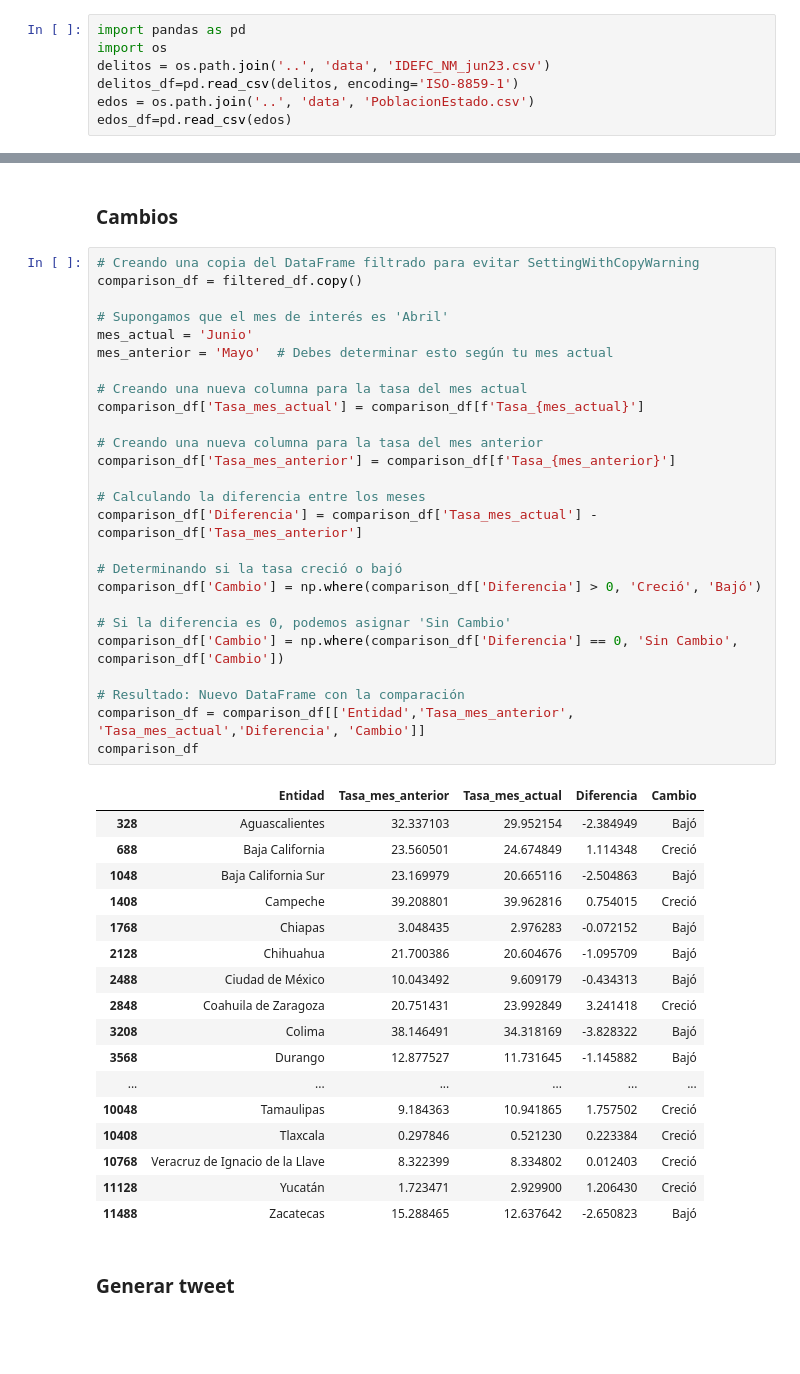
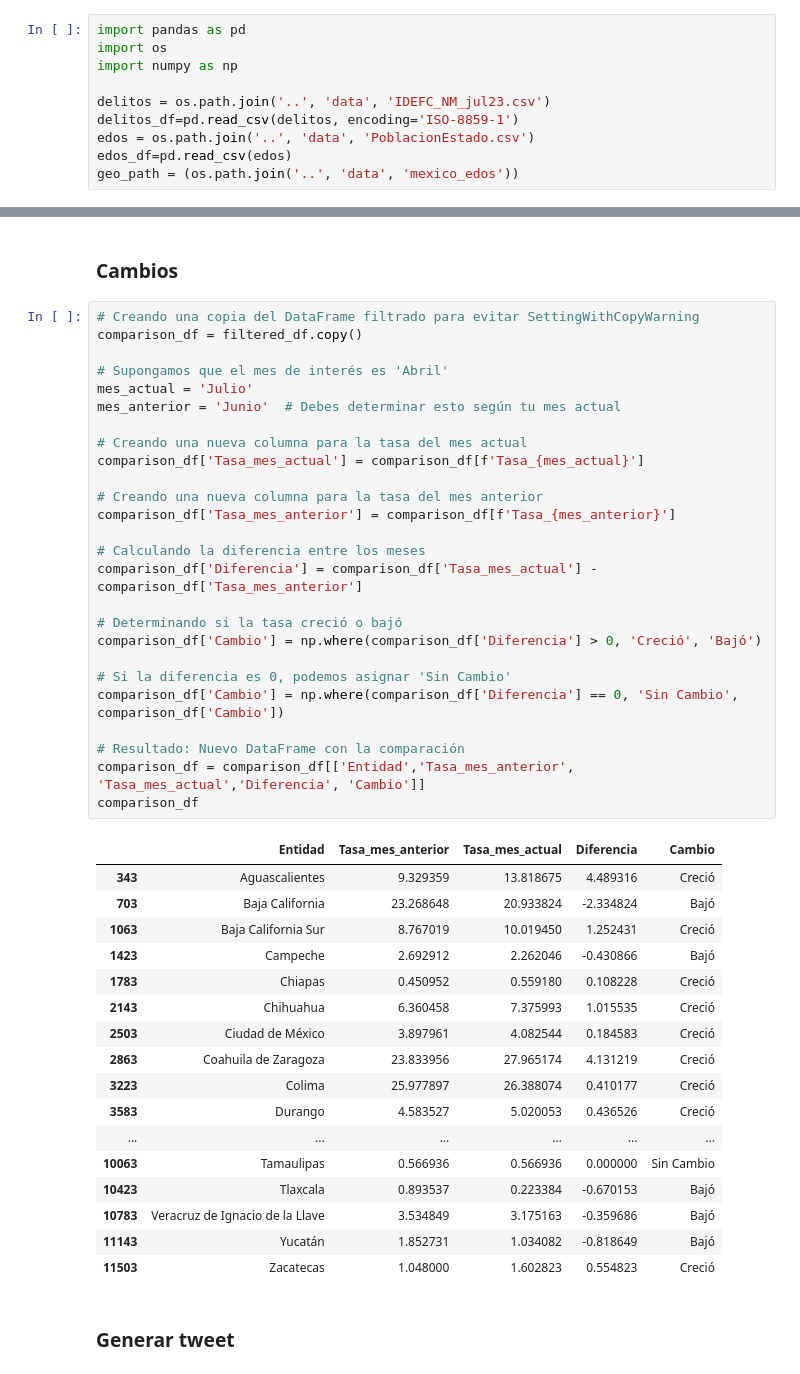
Before and after one commit to artiherrera/Mexico-Crime-Data-Analysis, a Jupyter notebook: notebooks/1.0-transformacion-visualizacion.ipynb, the cells around one changed output, grey strips where cells are left out. Drawn from its saved outputs; the diff is of its cells as text; blank space fills up the shorter version.

```diff
--- a/notebooks/1.0-transformacion-visualizacion.ipynb
+++ b/notebooks/1.0-transformacion-visualizacion.ipynb
@@ -3,10 +3,13 @@
 # %%
 import pandas as pd
 import os
-delitos = os.path.join('..', 'data', 'IDEFC_NM_jun23.csv')
+import numpy as np
+
+delitos = os.path.join('..', 'data', 'IDEFC_NM_jul23.csv')
 delitos_df=pd.read_csv(delitos, encoding='ISO-8859-1')
 edos = os.path.join('..', 'data', 'PoblacionEstado.csv')
 edos_df=pd.read_csv(edos)
+geo_path = (os.path.join('..', 'data', 'mexico_edos'))
 # %% [markdown]
 ### Ajuste de tipos de datos y merge
 # %%
@@ -184,47 +129,47 @@ plot_map_geo(merged_map_data_geo, mes='Junio')
 # %%
 # Creando una copia del DataFrame filtrado para evitar SettingWithCopyWarning
 comparison_df = filtered_df.copy()
 
 # Supongamos que el mes de interés es 'Abril'
-mes_actual = 'Junio'
-mes_anterior = 'Mayo'  # Debes determinar esto según tu mes actual
+mes_actual = 'Julio'
+mes_anterior = 'Junio'  # Debes determinar esto según tu mes actual
 
 # Creando una nueva columna para la tasa del mes actual
 comparison_df['Tasa_mes_actual'] = comparison_df[f'Tasa_{mes_actual}']
 
 # Creando una nueva columna para la tasa del mes anterior
 comparison_df['Tasa_mes_anterior'] = comparison_df[f'Tasa_{mes_anterior}']
 
 # Calculando la diferencia entre los meses
 comparison_df['Diferencia'] = comparison_df['Tasa_mes_actual'] - comparison_df['Tasa_mes_anterior']
 
 # Determinando si la tasa creció o bajó
 comparison_df['Cambio'] = np.where(comparison_df['Diferencia'] > 0, 'Creció', 'Bajó')
 
 # Si la diferencia es 0, podemos asignar 'Sin Cambio'
 comparison_df['Cambio'] = np.where(comparison_df['Diferencia'] == 0, 'Sin Cambio', comparison_df['Cambio'])
 
 # Resultado: Nuevo DataFrame con la comparación
 comparison_df = comparison_df[['Entidad','Tasa_mes_anterior', 'Tasa_mes_actual','Diferencia', 'Cambio']]
 comparison_df
 # %% [output]
 |  | Entidad | Tasa_mes_anterior | Tasa_mes_actual | Diferencia | Cambio |
-| 328 | Aguascalientes | 32.337103 | 29.952154 | -2.384949 | Bajó |
-| 688 | Baja California | 23.560501 | 24.674849 | 1.114348 | Creció |
-| 1048 | Baja California Sur | 23.169979 | 20.665116 | -2.504863 | Bajó |
-| 1408 | Campeche | 39.208801 | 39.962816 | 0.754015 | Creció |
-| 1768 | Chiapas | 3.048435 | 2.976283 | -0.072152 | Bajó |
-| 2128 | Chihuahua | 21.700386 | 20.604676 | -1.095709 | Bajó |
-| 2488 | Ciudad de México | 10.043492 | 9.609179 | -0.434313 | Bajó |
-| 2848 | Coahuila de Zaragoza | 20.751431 | 23.992849 | 3.241418 | Creció |
-| 3208 | Colima | 38.146491 | 34.318169 | -3.828322 | Bajó |
-| 3568 | Durango | 12.877527 | 11.731645 | -1.145882 | Bajó |
+| 343 | Aguascalientes | 9.329359 | 13.818675 | 4.489316 | Creció |
+| 703 | Baja California | 23.268648 | 20.933824 | -2.334824 | Bajó |
+| 1063 | Baja California Sur | 8.767019 | 10.019450 | 1.252431 | Creció |
+| 1423 | Campeche | 2.692912 | 2.262046 | -0.430866 | Bajó |
+| 1783 | Chiapas | 0.450952 | 0.559180 | 0.108228 | Creció |
+| 2143 | Chihuahua | 6.360458 | 7.375993 | 1.015535 | Creció |
+| 2503 | Ciudad de México | 3.897961 | 4.082544 | 0.184583 | Creció |
+| 2863 | Coahuila de Zaragoza | 23.833956 | 27.965174 | 4.131219 | Creció |
+| 3223 | Colima | 25.977897 | 26.388074 | 0.410177 | Creció |
+| 3583 | Durango | 4.583527 | 5.020053 | 0.436526 | Creció |
 | ... | ... | ... | ... | ... | ... |
-| 10048 | Tamaulipas | 9.184363 | 10.941865 | 1.757502 | Creció |
-| 10408 | Tlaxcala | 0.297846 | 0.521230 | 0.223384 | Creció |
-| 10768 | Veracruz de Ignacio de la Llave | 8.322399 | 8.334802 | 0.012403 | Creció |
-| 11128 | Yucatán | 1.723471 | 2.929900 | 1.206430 | Creció |
-| 11488 | Zacatecas | 15.288465 | 12.637642 | -2.650823 | Bajó |
+| 10063 | Tamaulipas | 0.566936 | 0.566936 | 0.000000 | Sin Cambio |
+| 10423 | Tlaxcala | 0.893537 | 0.223384 | -0.670153 | Bajó |
+| 10783 | Veracruz de Ignacio de la Llave | 3.534849 | 3.175163 | -0.359686 | Bajó |
+| 11143 | Yucatán | 1.852731 | 1.034082 | -0.818649 | Bajó |
+| 11503 | Zacatecas | 1.048000 | 1.602823 | 0.554823 | Creció |
 # %% [markdown]
 ### Generar tweet
 # %%
```
Also changed, not shown: parts of 6 cells of this notebook.
